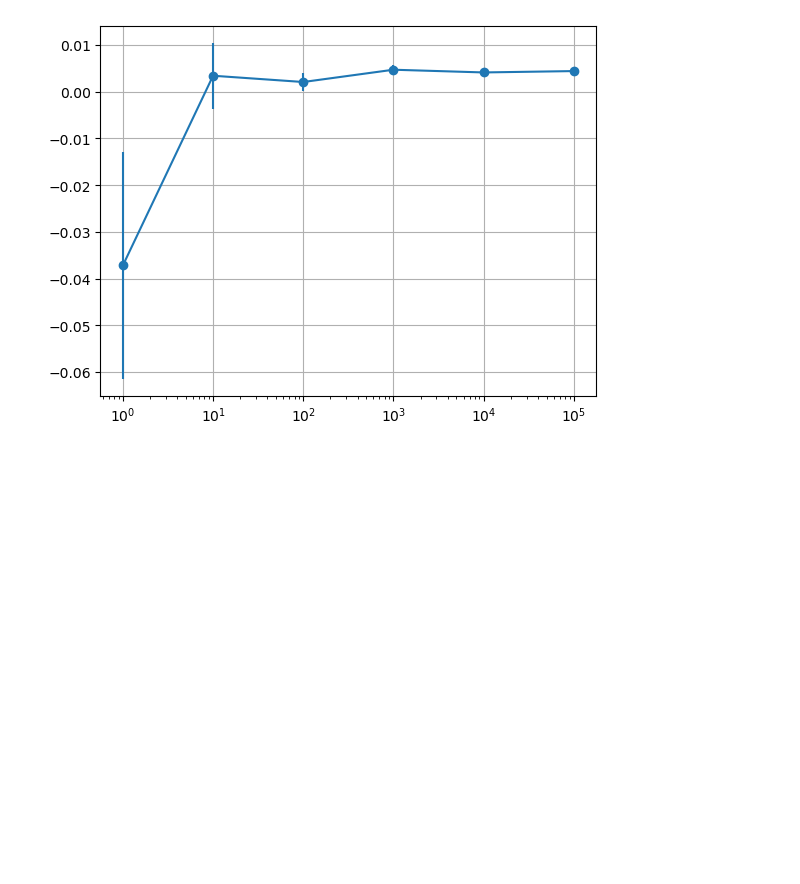
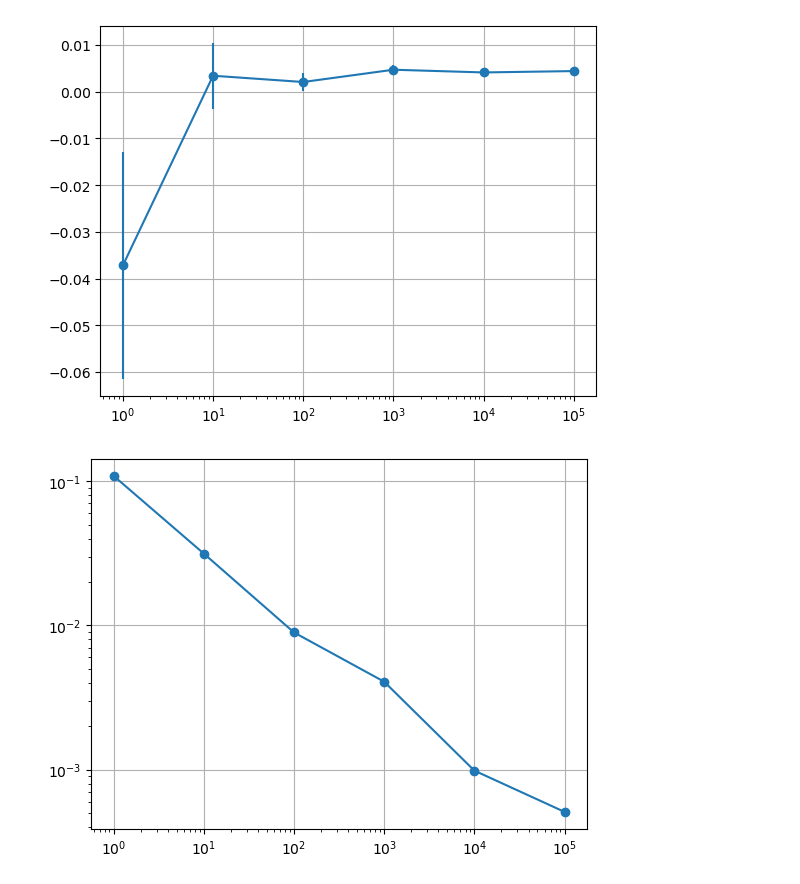
Before and after one commit to rouckas/NEVF141, a Jupyter notebook: 2025/EX_08_first.ipynb, the cells around one changed output. Saved outputs shown, nothing was run; the diff lists cells and outputs as text; code cells hidden in the pictures; blank space fills up the shorter version.

Commit message:
Exercise 08 2025 missing plot

```diff
--- a/2025/EX_08_first.ipynb
+++ b/2025/EX_08_first.ipynb
@@ -48,3 +48,9 @@ plt.gca().set_xscale("log")
 plt.grid()
 # %% [output]
 [figure]
+# %%
+plt.loglog(nsampls, integrals[:,1], "-o")
+plt.gca().set_xscale("log")
+plt.grid()
+# %% [output]
+[figure, added]
```
